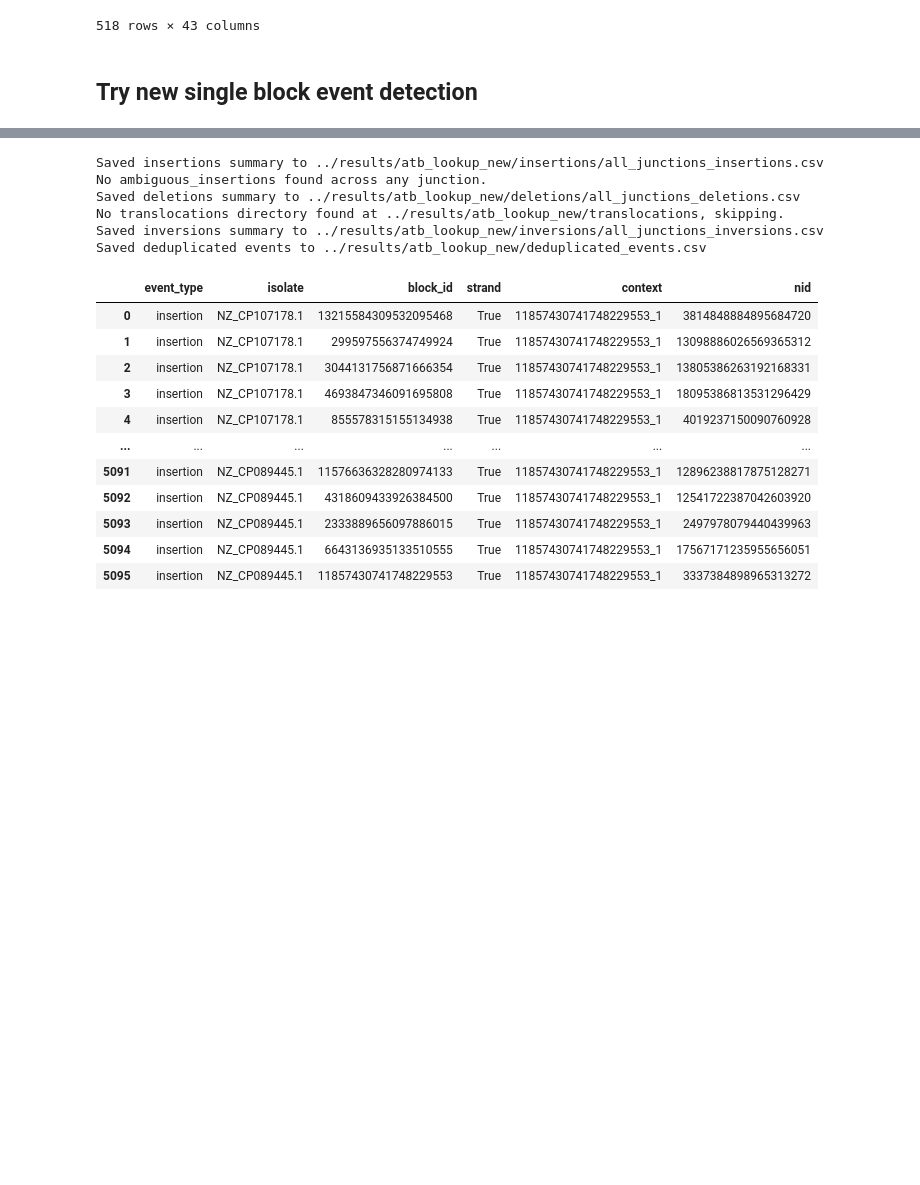
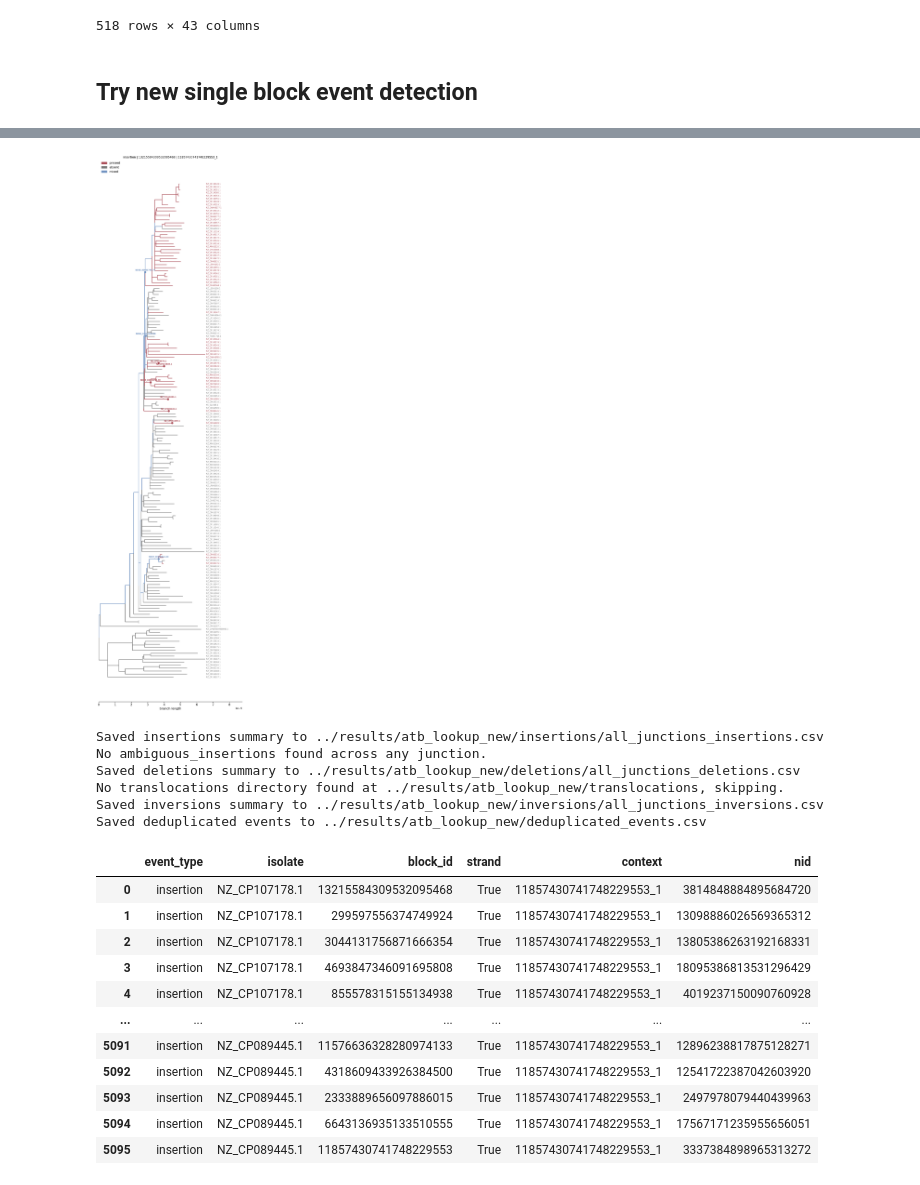
Before and after one commit to marie3003/junction_dataset, a Jupyter notebook: explore/playground_newalgorithm.ipynb, the cells around one changed output, grey strips where cells are left out. Saved outputs shown, nothing was run; the diff lists cells and outputs as text; code cells hidden in the pictures; blank space fills up the shorter version.

```diff
--- a/explore/playground_newalgorithm.ipynb
+++ b/explore/playground_newalgorithm.ipynb
@@ -83,3 +140,15 @@ Warning: alignment file not found, consensus_sequence will be None: ../results/a
+# %%
+plot_event_tree(
+      df,
+      isolates_1,
+      block_id=13215584309532095468,
+      event_type="insertion",
+      context="11857430741748229553_1",
+      clade_df=deduplicated_df,
+      strand = True
+  )
+# %% [output]
+[figure, added]
 # %%
 summaries = combine_all_junctions_summaries("../results/atb_lookup_new", save_df=True)
 deduplicated_events_df = deduplicate_events(summaries, save_path="../results/atb_lookup_new/deduplicated_events.csv")
```
Also changed, not shown: parts of 7 cells of this notebook.
